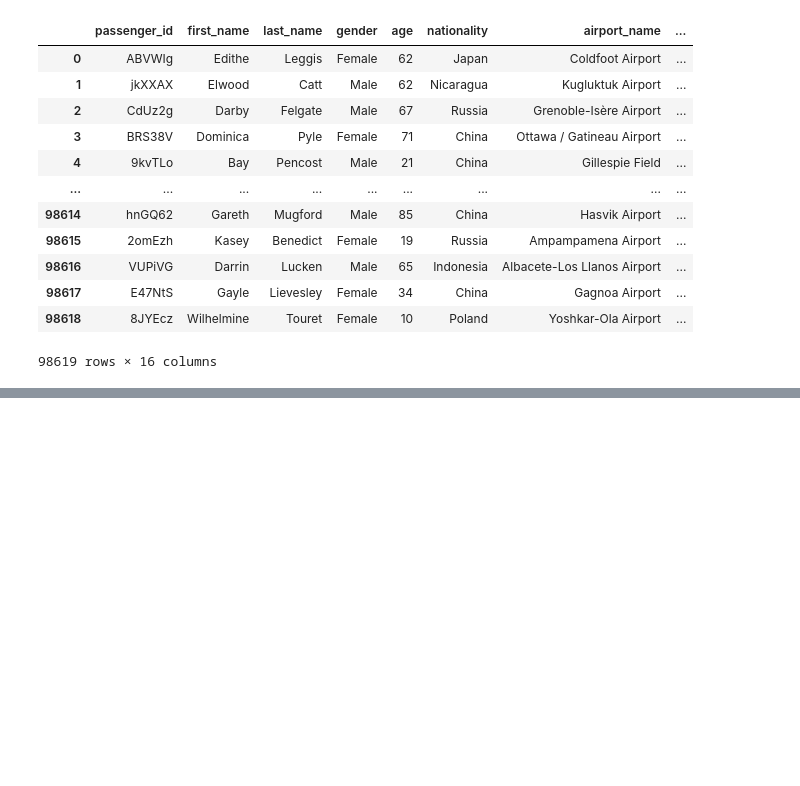
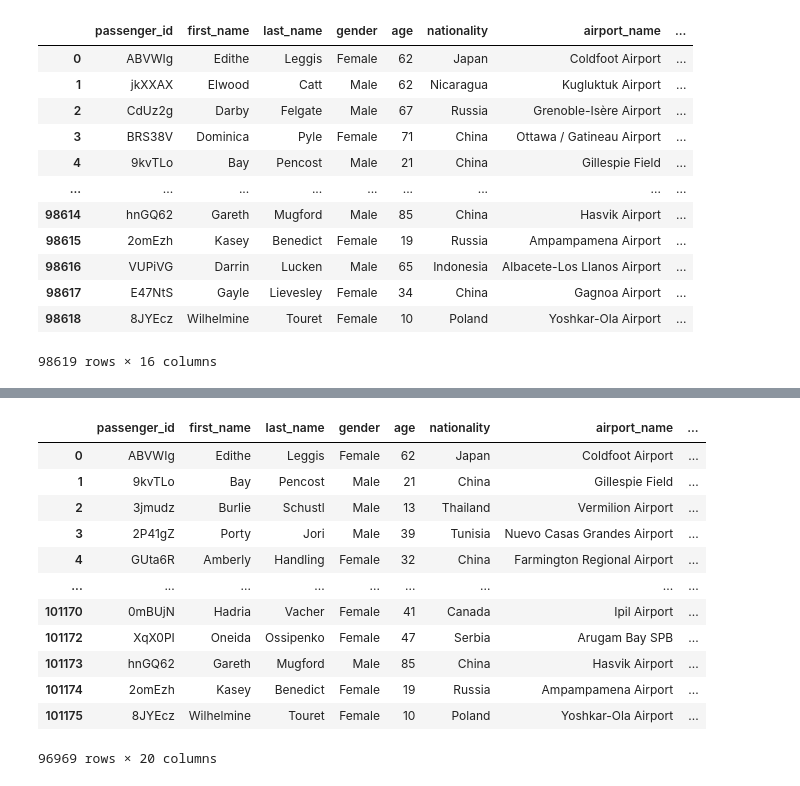
Before and after one commit to medilin-njoki/airline_sql_project, a Jupyter notebook: create_sql.ipynb, the cells around one changed output, grey strips where cells are left out. Saved outputs shown, nothing was run; the diff lists cells and outputs as text; code cells hidden in the pictures; blank space fills up the shorter version.

```diff
--- a/create_sql.ipynb
+++ b/create_sql.ipynb
@@ -78,7 +110,7 @@ from kagglehub import KaggleDatasetAdapter
 file_path = "airports.csv"
 
 # Load the latest version
-new_airport_df = kagglehub.load_dataset(
+new_airport_df = kagglehub.dataset_load(
   KaggleDatasetAdapter.PANDAS,
   "joebeachcapital/airport-codes",
   file_path,
@@ -87,8 +119,6 @@ new_airport_df = kagglehub.load_dataset(
   # documenation for more information:
   # https://github.com/Kaggle/kagglehub/blob/main/README.md#kaggledatasetadapterpandas
 )
-
-new_airport_df = clean_column_names(new_airport_df)
-new_airport_df = clean_airport_columns(new_airport_df)
+# new_airport_df = new_airport_df.drop_duplicates(subset='name', keep='first').reset_index(drop=True)
 new_airport_df
 # %% [output]
@@ -107,0 +138,4 @@ new_airport_df
+# %%
+airport_small_df = new_airport_df[['ident', 'name', 'local_code', 'iata_code']]
+merge1 = pd.merge(left=flights_df, right=airport_small_df, left_on='arrival_airport', right_on='local_code', how='left')
+merge1.isnull().sum()
@@ -107,0 +160,8 @@ new_airport_df
+# %%
+
+# Second merge: match arrival_airport with iata_code (only unmatched rows)
+# Filter flights that didn't match in first merge
+unmatched_flights = flights_df[~flights_df.index.isin(merge1.dropna(subset=['ident', 'name', 'local_code', 'iata_code']).index)]
+merge2 = pd.merge(unmatched_flights, airport_small_df,
+                  left_on='arrival_airport', right_on='iata_code', how='left')
+merge2.isnull().sum()
@@ -107,0 +186,22 @@ new_airport_df
+# %%
+clean_flight_df = pd.concat([merge1.dropna(subset=['ident', 'name', 'local_code', 'iata_code']), merge2], ignore_index=True)
+clean_flight_df.isnull().sum()
+
+clean_flight_df[clean_flight_df['ident'].isnull()]
+clean_flight_df = clean_flight_df.dropna(subset=['ident'])
+clean_flight_df.isnull().sum()
+clean_flight_df
+# %% [output]
+|  | passenger_id | first_name | last_name | gender | age | nationality | airport_name | ... |
+| 0 | ABVWIg | Edithe | Leggis | Female | 62 | Japan | Coldfoot Airport | ... |
+| 1 | 9kvTLo | Bay | Pencost | Male | 21 | China | Gillespie Field | ... |
+| 2 | 3jmudz | Burlie | Schustl | Male | 13 | Thailand | Vermilion Airport | ... |
+| 3 | 2P41gZ | Porty | Jori | Male | 39 | Tunisia | Nuevo Casas Grandes Airport | ... |
+| 4 | GUta6R | Amberly | Handling | Female | 32 | China | Farmington Regional Airport | ... |
+| ... | ... | ... | ... | ... | ... | ... | ... | ... |
+| 101170 | 0mBUjN | Hadria | Vacher | Female | 41 | Canada | Ipil Airport | ... |
+| 101172 | XqX0PI | Oneida | Ossipenko | Female | 47 | Serbia | Arugam Bay SPB | ... |
+| 101173 | hnGQ62 | Gareth | Mugford | Male | 85 | China | Hasvik Airport | ... |
+| 101174 | 2omEzh | Kasey | Benedict | Female | 19 | Russia | Ampampamena Airport | ... |
+| 101175 | 8JYEcz | Wilhelmine | Touret | Female | 10 | Poland | Yoshkar-Ola Airport | ... |
+96969 rows × 20 columns
```
Also changed, not shown: parts of 14 cells of this notebook.
